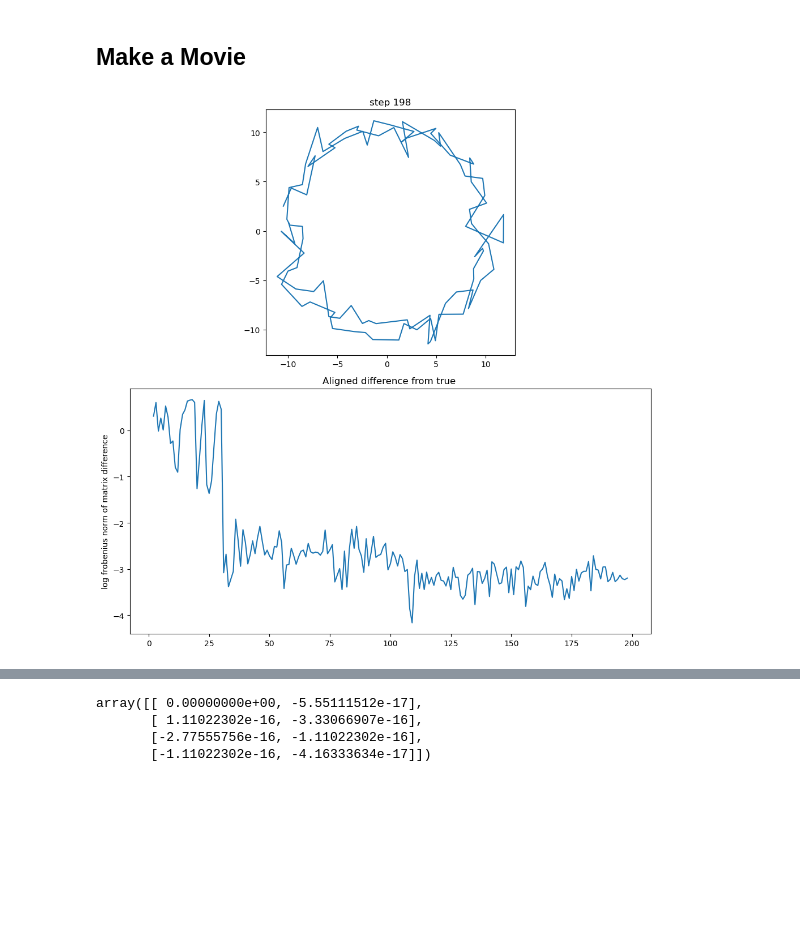
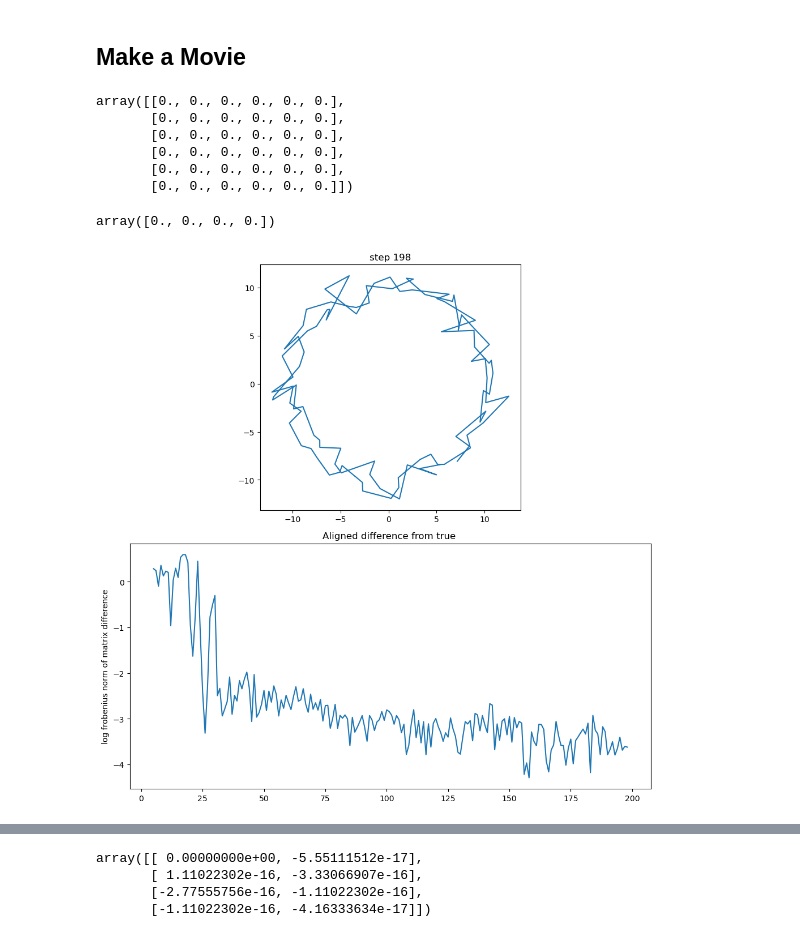
Before and after one commit to draeloslab/AdaptiveLatents, a Jupyter notebook: scripts/streaming_jpca.ipynb, the cells around one changed output, grey strips where cells are left out. Drawn from its saved outputs; the diff is of its cells as text; code cells hidden in the pictures; blank space fills up the shorter version.

```diff
--- a/scripts/streaming_jpca.ipynb
+++ b/scripts/streaming_jpca.ipynb
@@ -68,47 +99,52 @@ class CustomAnimation(AnimationManager):
+# %%
+sjpca.reg.F
+# %% [output]
+array([[0., 0., 0., 0., 0., 0.],
+       [0., 0., 0., 0., 0., 0.],
+       [0., 0., 0., 0., 0., 0.],
+       [0., 0., 0., 0., 0., 0.],
+       [0., 0., 0., 0., 0., 0.],
+       [0., 0., 0., 0., 0., 0.]])
+# %%
+sjpca.last_x - X[i]
+# %% [output]
+array([0., 0., 0., 0.])
 # %%
-X, X_dot = jpca.X_and_X_dot_from_data(X)
-m, n = X.shape
-
-H = jpca.make_H(n)
-reg = VanillaOnlineRegressor(input_d=H.shape[1], output_d=1, init_min_ratio=2)
-
-am = None
 am = CustomAnimation()
 
 observations = []
 errors = []
 U_history = []
 k_history = []
 U = None
+
+sjpca = sjPCA(input_d=X.shape[1])
 for i in tqdm(range(X.shape[0])):
-    rows = jpca.make_X_tilde(X[i, None]) @ H
-    for j in range(n):
-        x = rows[j]
-        y = X_dot[i, j]
-        reg.safe_observe(x, y)
-    k = reg.get_beta()
-    U = jpca.U_from_beta(k, n, U)
+    sjpca.observe(X[i])
+
+    k = sjpca.reg.get_beta()
+    U = jpca.U_from_beta(k, X.shape[1], U)
     U_history.append(U)
     k_history.append(k)
     observations.append(X[i] @ U)
     if true_variables is not None:
         try:
             A,B = jpca.align_column_spaces(U[:,:2], true_variables['C'])
             errors.append(np.linalg.norm(A-B))
         except np.linalg.LinAlgError:
             errors.append(np.nan)
     am.draw_frame(i,np.array(observations), errors)
 
 
 if am is not None:
     am.set_final_output_location("/home/jgould/Documents/AdaptiveLatents/generated/other/animation.mp4")
     am.finish()
 
 observations = np.array(observations)
 U_history = np.array(U_history)
 k_history = np.squeeze(k_history)
 # %% [output]
-[figure, old version]
+[figure, new version]
 # %%
 fig, axs = plt.subplots(nrows=2, ncols=2, layout='tight')
 
```
Also changed, not shown: parts of 5 cells of this notebook, 2 other files.
